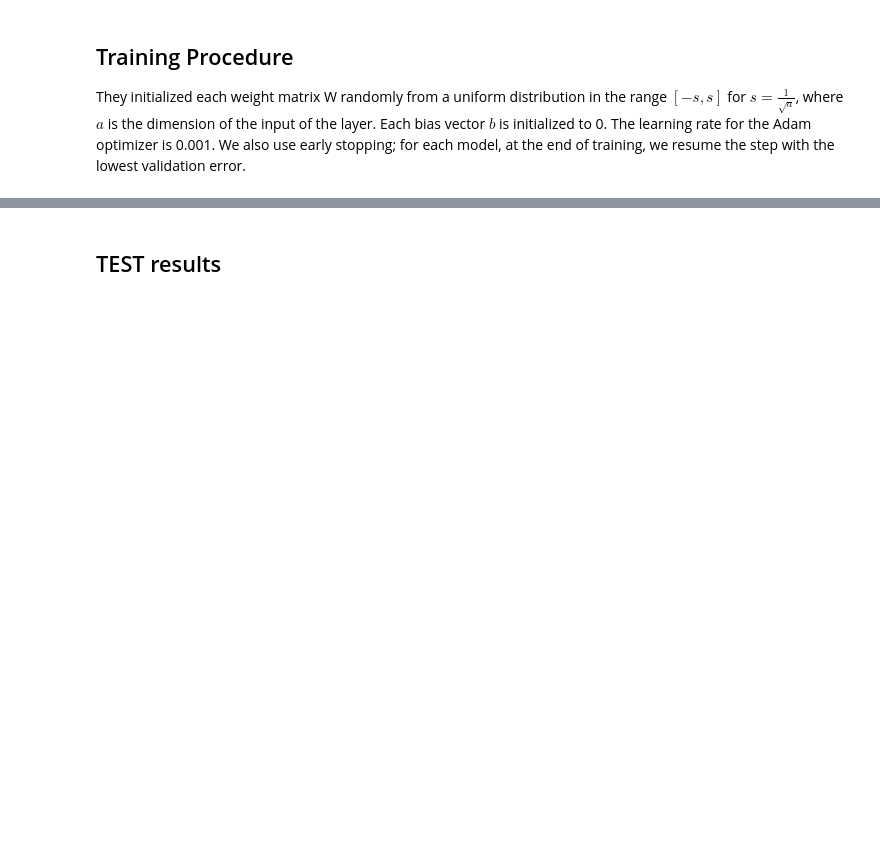
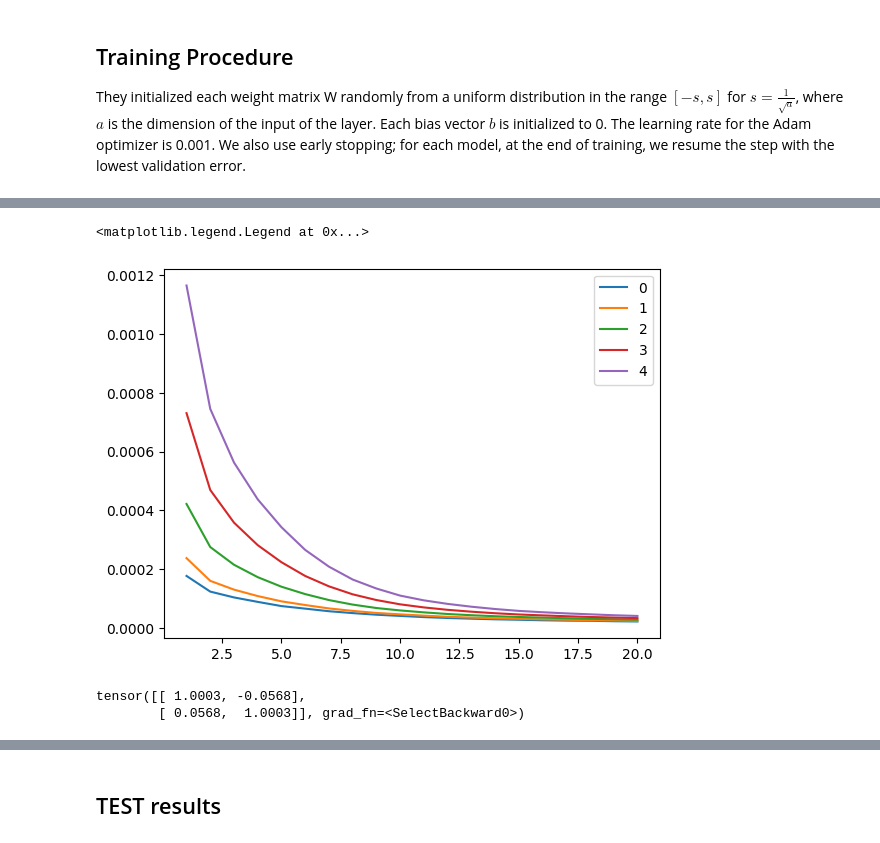
Before and after one commit to GVoreste/KOOPMAN_AML2023, a Jupyter notebook: deepKoopman.ipynb, the cells around one changed output, grey strips where cells are left out. Cells and saved outputs as stored; diff of their text form; code cells hidden in the pictures; blank space fills up the shorter version.

```diff
--- a/deepKoopman.ipynb
+++ b/deepKoopman.ipynb
@@ -687,9 +485,17 @@ save_best_model=SaveBestModel(patience)
+# %%
+lr=0.0002
+lamb_l2=0
+optim= opt.Adam(params=model.parameters(),lr=lr,weight_decay=lamb_l2)
 # %%
+save_best_model=SaveBestModel(patience)
 # Lists containing history during epochs of:
 h_loss_tr  =[] # loss on train dataset
 h_metric_tr=[] # metric on train dataset
 h_loss_vl  =[] # loss on validation dataset
 h_metric_vl=[] # metric on validation dataset
+
+H_LOSS_VL=[]
+
 
 metric.to(device)
 model=model.to(device)
@@ -704,20 +510,25 @@ for e in range(EPOCHS):
     nbatch=0
     # Loop for each batch in all the train dataset
     for x in train:
-        x=x.to(device).swapaxes(0,1)
+        XT=x.to(device).swapaxes(0,1)
         nbatch+=1
-        XT, YT, PhiT,PhiPredT=model(x,Dt,maxShift)
-        l=loss(XT, YT, PhiT,PhiPredT)
-        m=metric(XT[1],YT[1])
+        XT, YT, PhiT,PhiPredT=model(XT,Nt)
+        l1,lA1=loss1(XT, YT)
+        l2,lA2=loss2(PhiT,PhiPredT)
+        lA=lA1+lA2
+
+        l=l1+l2#+loss0(XT,YT)
+        m=0.#metric(XT[1],YT[1])
         l.backward()
         optim.step()
         optim.zero_grad()
         lossVal+=l.item()
-        metrVal+=m.item()
+        metrVal+=0.#m.item()
 
     # Normalize the loss and the metric to have the mean value between all the batches
     lossVal/=nbatch
     metrVal/=nbatch
+
     h_loss_tr.append(lossVal)
     h_metric_tr.append(metrVal)
 
@@ -727,16 +538,21 @@ for e in range(EPOCHS):
     vl_metrVal=0.0
     nbatch=0
     # Loop for each batch in all the validation dataset
+    lA=0.
     for x in vali:
         nbatch+=1
         x=x.to(device).swapaxes(0,1)
-        XT, YT, PhiT,PhiPredT=model(x,Dt,maxShift)
-        l=loss(XT, YT, PhiT,PhiPredT)
-        m=metric(XT[1],YT[1])
+        XT, YT, PhiT,PhiPredT=model(x,Nt)
+        l1,lA1=loss1(XT, YT)
+        l2,lA2=loss2(PhiT,PhiPredT)
+        lA=lA+lA1+lA2
+        l=l1+l2*0.#+loss0(XT,YT)
+        #m=metric(XT[1],YT[1])
         vl_lossVal+=l.item()
-        vl_metrVal+=m.item()
+        vl_metrVal+=0.#m.item()
     vl_lossVal/=nbatch
     vl_metrVal/=nbatch
+    H_LOSS_VL.append(lA.detach().numpy()/nbatch)
     h_loss_vl.append(vl_lossVal)
     h_metric_vl.append(vl_metrVal)
 
@@ -746,3 +562,4 @@ for e in range(EPOCHS):
         save_best_model(vl_lossVal,e,model,optim,metric,metrVal)
     except EarlyStopping:
         print(f"Early Stopping occurred at epoch: {e+1}, best validation loss is {save_best_model.best_vali_loss}")
+        break
@@ -749,3 +584,18 @@ for e in range(EPOCHS):
+# %%
+H_LOSS_VL_PLOT=np.stack(H_LOSS_VL).T
+for i,h in enumerate(H_LOSS_VL_PLOT):
+    plt.plot(list(range(1,len(h)+1)),h,label=str(i))
+
+plt.legend()
+# %% [output]
+<matplotlib.legend.Legend at 0x...>
+[figure, added]
+# %%
+model.K(model.ENC(XT[0]),1)
+print(model.K.M[3])
+# %% [output]
+tensor([[ 1.0003, -0.0568],
+        [ 0.0568,  1.0003]], grad_fn=<SelectBackward0>)
 # %%
 best_epoch=save_best_model.best_epoch
 plt.figure(figsize=(10, 7))
```
Also changed, not shown: parts of 34 cells of this notebook.
